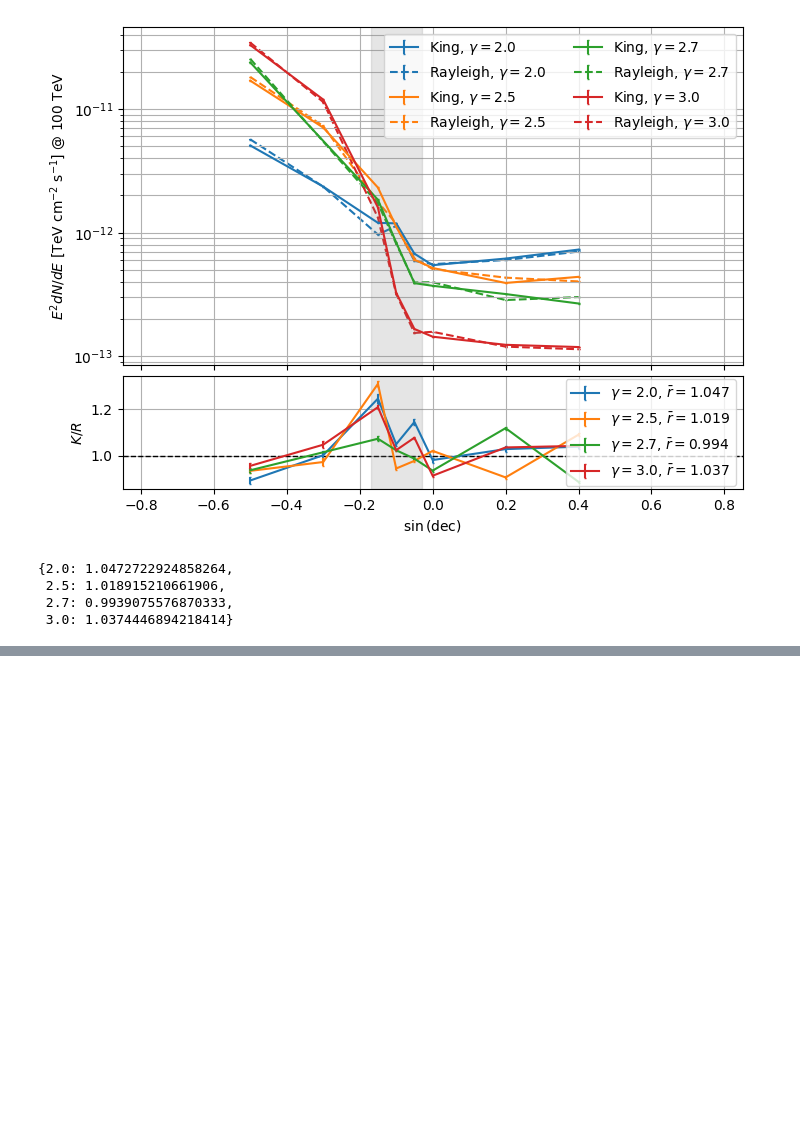
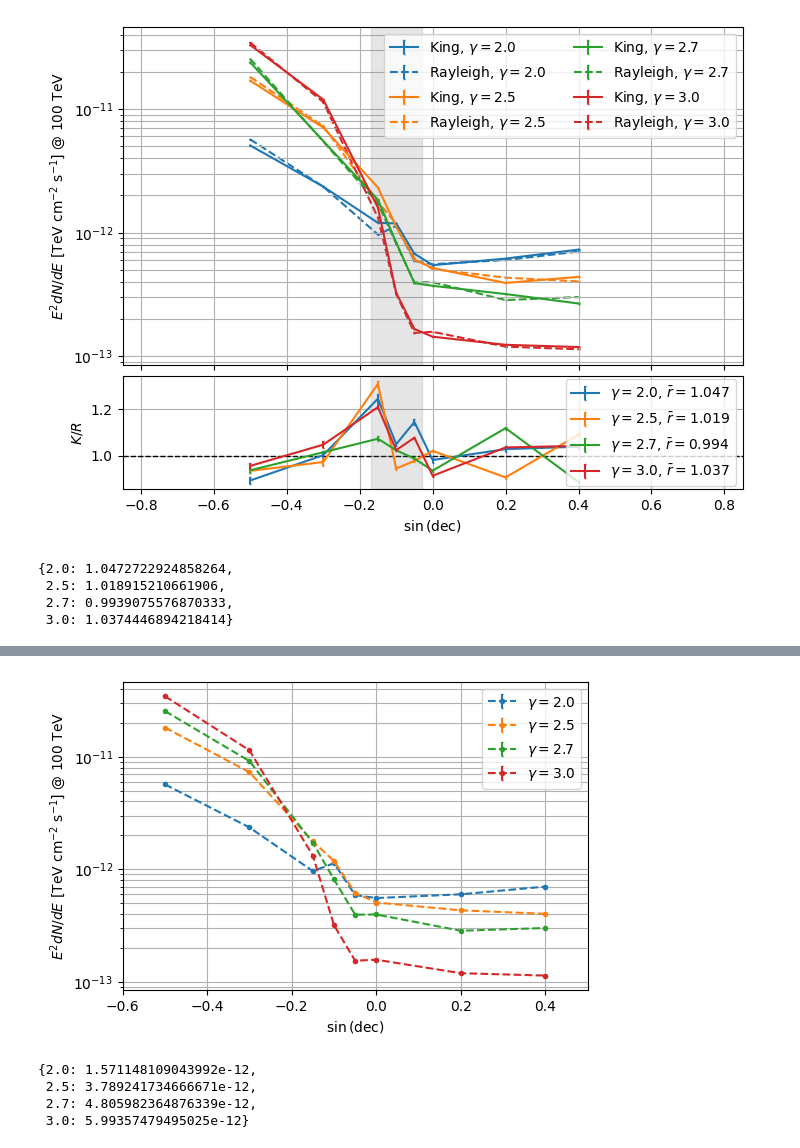
Before and after one commit to ElseSchnabele/kingmaker_fitting_parallization, a Jupyter notebook: likelihood_analysis/notebooks/spectral_index_gamma_analysis.ipynb, the cells around one changed output, grey strips where cells are left out. Cells and saved outputs as stored; diff of their text form; code cells hidden in the pictures; blank space fills up the shorter version.

```diff
--- a/likelihood_analysis/notebooks/spectral_index_gamma_analysis.ipynb
+++ b/likelihood_analysis/notebooks/spectral_index_gamma_analysis.ipynb
@@ -378,0 +441,68 @@ float64
+# %%
+fig, ax = plt.subplots(figsize=(6, 4))
+
+scores = {}
+
+gammas = sorted(rayleigh_sens.keys())
+colors = plt.rcParams["axes.prop_cycle"].by_key()["color"]
+
+for i, gamma in enumerate(gammas):
+    sindecs = sorted(rayleigh_sens[gamma].keys())
+
+    if len(sindecs) == 0:
+        continue
+
+    x = np.asarray(sindecs, dtype=float)
+
+    rayleigh_y = np.asarray(
+        [rayleigh_sens[gamma][s]["flux"] for s in sindecs],
+        dtype=float,
+    )
+    rayleigh_yerr = np.asarray(
+        [rayleigh_sens[gamma][s]["flux_err"] for s in sindecs],
+        dtype=float,
+    )
+
+    valid = (
+        np.isfinite(rayleigh_y)
+        & np.isfinite(rayleigh_yerr)
+        & (rayleigh_y > 0)
+    )
+
+    if not np.any(valid):
+        continue
+
+    scores[gamma] = np.mean(rayleigh_y[valid])
+
+    color = colors[i % len(colors)]
+
+    ax.errorbar(
+        x[valid],
+        rayleigh_y[valid],
+        yerr=rayleigh_yerr[valid],
+        ls="--",
+        marker=".",
+        capsize=1,
+        color=color,
+        zorder=3,
+        label=rf"$\gamma={gamma}$",
+    )
+
+ax.set_yscale("log")
+#ax.axvspan(-0.17, -0.03, color="grey", alpha=0.2, zorder=2)
+ax.set_xlim(-0.6, 0.5)
+
+ax.set_xlabel(r"$\sin{(\mathrm{dec})}$")
+ax.set_ylabel(r"$E^2 dN/dE$ [TeV cm$^{-2}$ s$^{-1}$] @ 100 TeV")
+ax.grid(which="both", zorder=1)
+ax.legend()
+
+plt.show()
+
+scores
+# %% [output]
+[figure, added]
+{2.0: 1.571148109043992e-12,
+ 2.5: 3.789241734666671e-12,
+ 2.7: 4.805982364876339e-12,
+ 3.0: 5.99357479495025e-12}
```
Also changed, not shown: parts of 3 cells of this notebook, 17 other files.
